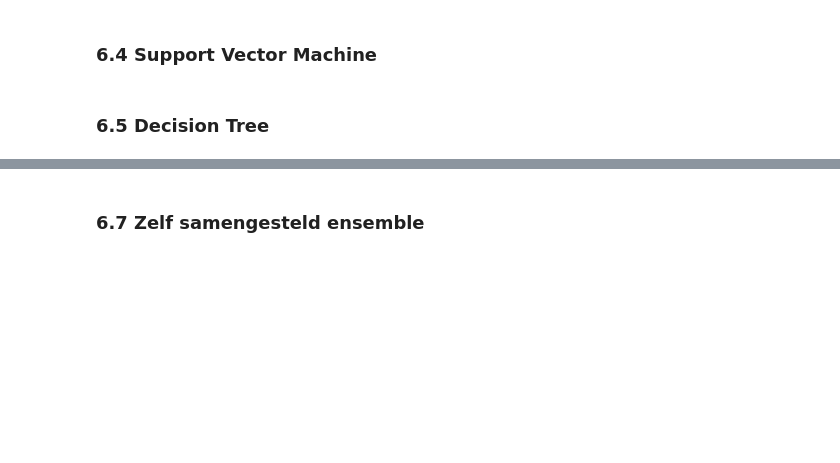
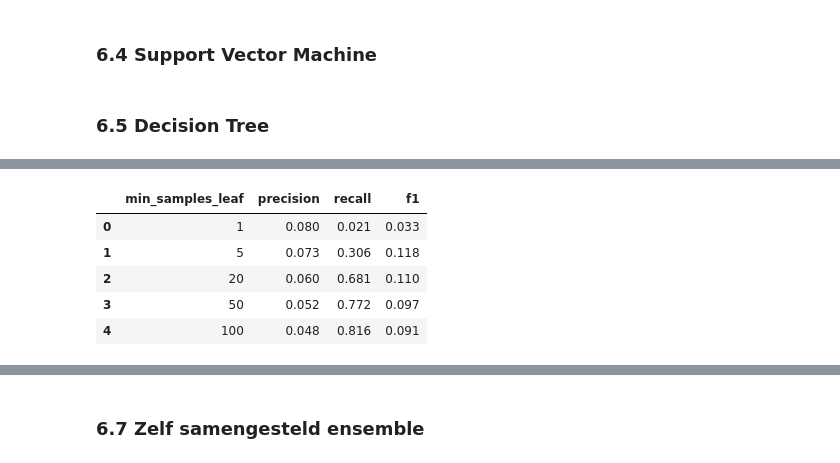
Before and after one commit to Gamal-alsa2026/Predicting-stroke-2026-27, a Jupyter notebook: notebooks/predict_stroke.ipynb, the cells around one changed output, grey strips where cells are left out. Saved outputs shown, nothing was run; the diff lists cells and outputs as text; code cells hidden in the pictures; blank space fills up the shorter version.

Commit message:
Eindnotebook: 6.6 Random Forest baseline, class weights en min_samples_leaf

```diff
--- a/notebooks/predict_stroke.ipynb
+++ b/notebooks/predict_stroke.ipynb
@@ -1050,0 +1089,9 @@ Aantal voorspelde herseninfarcten: 664 (7.92%)
+# %%
+rf_balanced = RandomForestClassifier(
+    n_estimators=300, class_weight="balanced",
+    random_state=RANDOM_STATE, n_jobs=-1,
+)
+
+scores = cross_validate(rf_balanced, X, y, cv=cv, scoring=scoring)
+for metric in scoring:
+    print(f"{metric}: {scores[f'test_{metric}'].mean():.3f}")
@@ -1050,0 +1109,23 @@ Aantal voorspelde herseninfarcten: 664 (7.92%)
+# %%
+rows = []
+for leaf in [1, 5, 20, 50, 100]:
+    rf = RandomForestClassifier(
+        n_estimators=300, min_samples_leaf=leaf, class_weight="balanced",
+        random_state=RANDOM_STATE, n_jobs=-1,
+    )
+    scores = cross_validate(rf, X, y, cv=cv, scoring=scoring)
+    rows.append({
+        "min_samples_leaf": leaf,
+        "precision": scores["test_precision"].mean(),
+        "recall": scores["test_recall"].mean(),
+        "f1": scores["test_f1"].mean(),
+    })
+
+pd.DataFrame(rows).round(3)
+# %% [output]
+|  | min_samples_leaf | precision | recall | f1 |
+| 0 | 1 | 0.080 | 0.021 | 0.033 |
+| 1 | 5 | 0.073 | 0.306 | 0.118 |
+| 2 | 20 | 0.060 | 0.681 | 0.110 |
+| 3 | 50 | 0.052 | 0.772 | 0.097 |
+| 4 | 100 | 0.048 | 0.816 | 0.091 |
```
Also changed, not shown: parts of 21 cells of this notebook.
